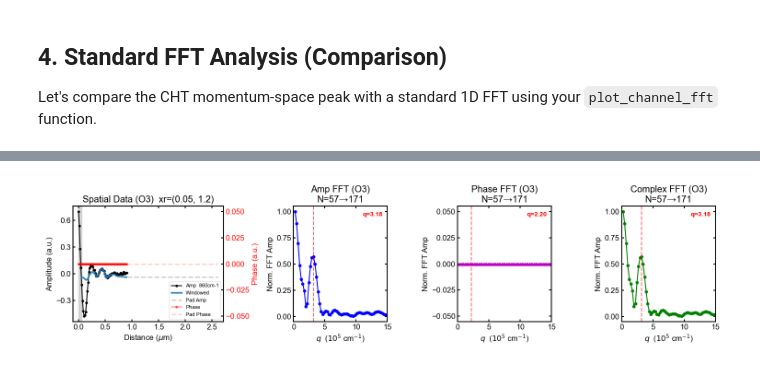
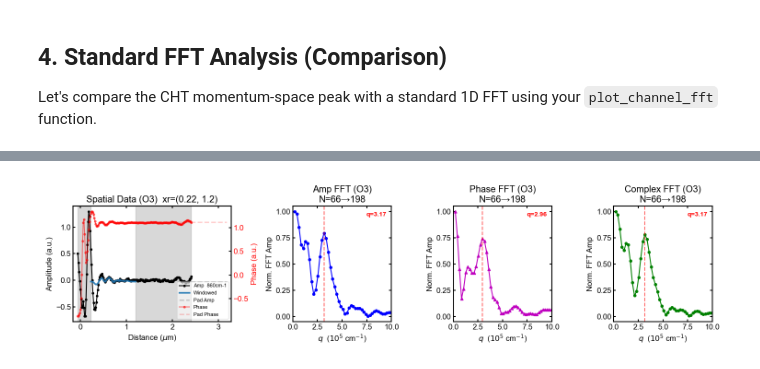
Before and after one commit to shizhe220/GMG-sSNOM-Analysis, a Jupyter notebook: fitting_pipeline.ipynb, the cells around one changed output, grey strips where cells are left out. Cells and saved outputs as stored; diff of their text form; code cells hidden in the pictures.

```diff
--- a/fitting_pipeline.ipynb
+++ b/fitting_pipeline.ipynb
@@ -104,7 +108,23 @@ print("Saved to figures/waterfall_unaligned.png")
 # %%
 # 🌟 Interactive Alignment Dictionary 🌟
 # Modify the shift value (in nm) for any wavenumber to manually align its edge to X=0.
-align_dict = {wn: 350.0 for wn in wn_list}
+align_dict = {
+    '860cm-1': 60,
+    '870cm-1': 75,
+    '880cm-1': 75,
+    '890cm-1': 75,
+    '900cm-1': 75,
+    '911cm-1': 65,
+    '920cm-1': 65,
+    '930cm-1': 75,
+    '941cm-1': 63,
+    '950cm-1': 75,
+    '960cm-1': 65,
+    '970cm-1': 65,
+    '980cm-1': 45,
+    '991cm-1': 61,
+    '1000cm-1': 55,
+}
 
 # Apply alignment
 aligned_data_dict = {}
@@ -139,6 +159,7 @@ for ax in axs:
     ax.set_xlabel('Aligned Distance (μm)')
     ax.set_yticks([])
     ax.axvline(0.0, color='red', linestyle='--', alpha=0.8, lw=2)
+    ax.set_xlim(-0.08, 1.5)
 
 plt.tight_layout()
 
@@ -333,38 +368,36 @@ hankel    q=1.25e+05 cm^-1  lambda=0.504 um  q_imag=2.651 um^-1 (2.65e+04 cm^-1)
 Let's compare the CHT momentum-space peak with a standard 1D FFT using your `plot_channel_fft` function.
 # %%
 # === Standard 1D FFT Analysis ===
-# Load the phase data to enable complex FFT
 import pandas as pd
 import numpy as np
-
-phaselp_path = 'data/NearField/lineprofile/D=151nm_W=NA_100Au_Phase_lineprofile.txt'
-try:
-    if 'phaselp' not in locals():
-        phaselp = pd.read_csv(phaselp_path, delimiter='\t')
-        phaselp.columns = phaselp.columns.str.strip()
-except Exception as e:
-    print(f"Could not load phaselp automatically: {e}")
+import matplotlib.pyplot as plt
+import importlib
+import nanoftir_Shizhe as nanof
+importlib.reload(nanof)
 
 try:
     print("Running standard FFT comparison...")
-    x_dist = amplp['distance_um']
-    amp_raw = amplp['860cm-1_O3A']
+    # Directly use the full aligned dataframe to prevent length mismatch bugs
+    x_dist = df_target['distance_um']
+    amp_raw = df_target['O3A']
+    phase_raw = df_target['O3P']
 
-    if 'phaselp' in locals() and '860cm-1_O3P' in phaselp.columns:
-        phase_raw = phaselp['860cm-1_O3P']
-        print("Using real Phase data for complex FFT.")
-    else:
-        phase_raw = pd.Series(np.zeros_like(amp_raw))
-        print("WARNING: '860cm-1_O3P' not found in phaselp. Using dummy phase (0).")
+    # We subtract background here too to ensure FFT is analyzing pure oscillations
+    from scipy.signal import savgol_filter
+    window_len = min(41, len(amp_raw) if len(amp_raw) % 2 != 0 else len(amp_raw)-1)
+    amp_bg = savgol_filter(amp_raw, window_length=window_len, polyorder=2)
+    amp_osc = amp_raw - amp_bg
 
     # 🌟 q_guess is exposed here! Adjust [5, 30] to search for peaks in different k regions.
-    nanoftir.plot_channel_fft(
-        x_dist, amp_raw, phase_raw,
-        label='O3', wn='860cm-1',
-        xr=(0.05, 1.2), q_range=(0, 15),
+    nanof.plot_channel_fft(
+        x_dist, amp_osc, phase_raw,
+        label='O3', wn=target_wn,
+        xr=(0.22, 1.2), q_range=(0, 10),
         window='hann', pad_factor=3.0,
         q_guess=[3]
     )
 except Exception as e:
+    import traceback
     print(f"Error running FFT: {e}")
+    traceback.print_exc()
 # %% [output]
@@ -374 +405 @@ WARNING: '860cm-1_O3P' not found in phaselp. Using dummy phase (0).
-[figure, old version]
+[figure, new version]
```
Also changed, not shown: parts of 6 cells of this notebook, 7 other files.
